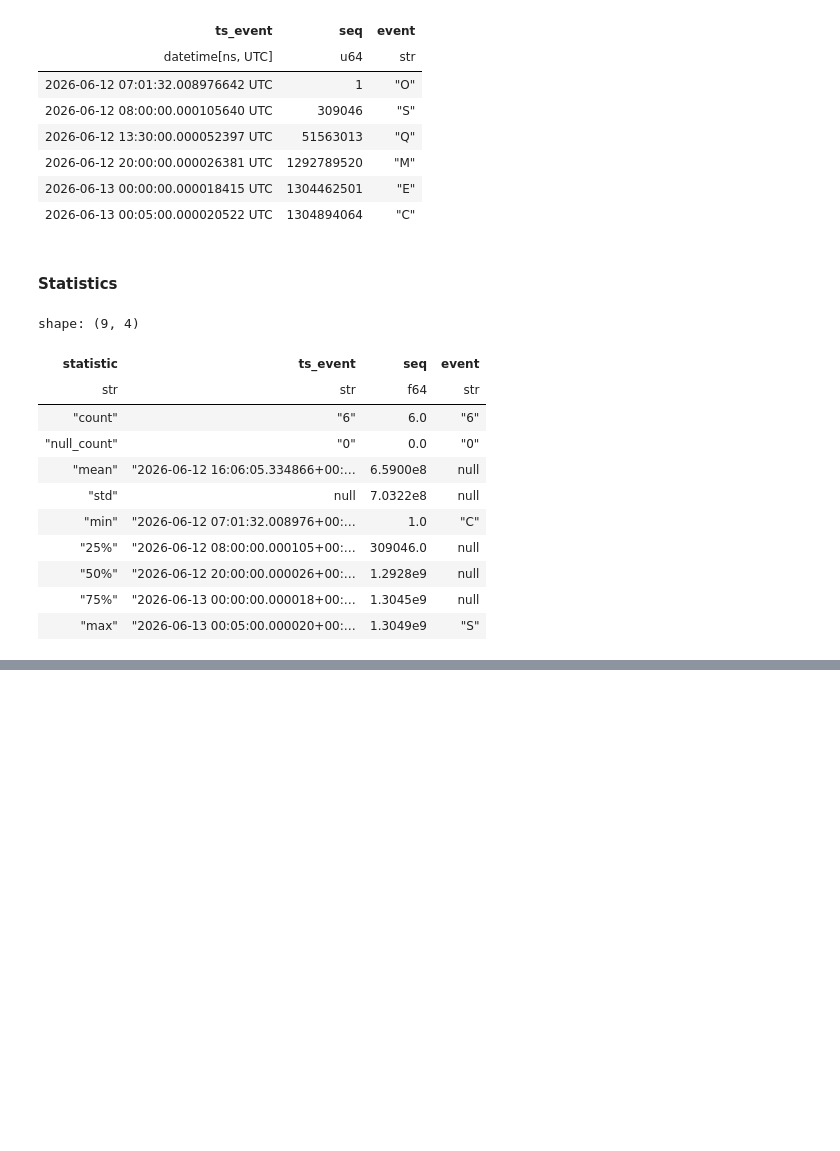
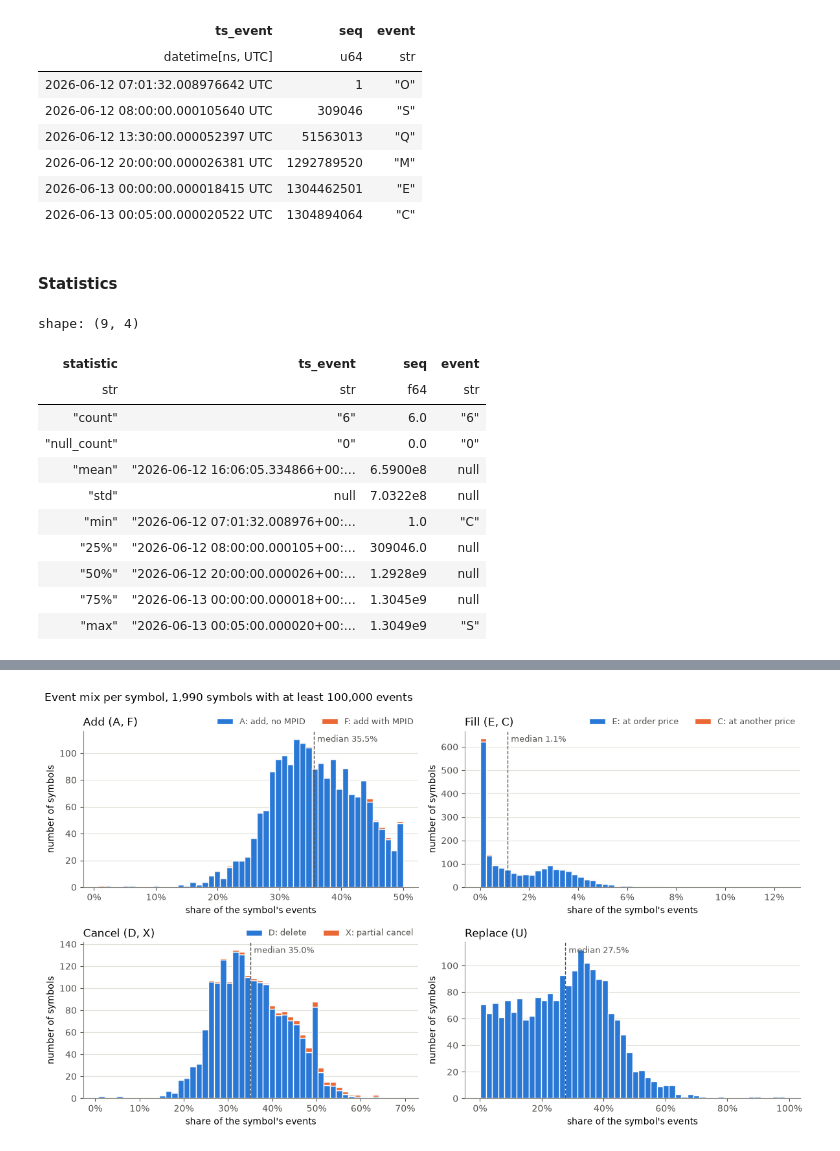
Before and after one commit to Murlokich/Dixchange, a Jupyter notebook: nasdaq-data/eda.ipynb, the cells around one changed output, grey strips where cells are left out. Cells and saved outputs as stored; diff of their text form; code cells hidden in the pictures; blank space fills up the shorter version.

```diff
--- a/nasdaq-data/eda.ipynb
+++ b/nasdaq-data/eda.ipynb
@@ -415,0 +559,74 @@ shape: (12_782, 3)
+# %%
+TYPE_COLORS = ["#2a78d6", "#eb6834"]  # first type of a group at the bottom of the bar, second on top
+TYPE_LABELS = {
+    "A": "A: add, no MPID", "F": "F: add with MPID",
+    "E": "E: at order price", "C": "C: at another price",
+    "D": "D: delete", "X": "X: partial cancel",
+    "U": "U: replace",
+}
+N_BINS = 50
+
+fig, axes = plt.subplots(2, 2, figsize=(12, 7))
+for ax, (group, types) in zip(axes.flat, EVENT_GROUPS.items()):
+    shares = event_mix_per_symbol[f"{group}_pct"].to_numpy()
+    edges = np.histogram_bin_edges(shares, bins=N_BINS)
+    bin_of = np.clip(np.digitize(shares, edges) - 1, 0, N_BINS - 1)
+    symbols_in_bin = np.bincount(bin_of, minlength=N_BINS)
+    group_events = event_mix_per_symbol[group].to_numpy()
+
+    # Split each bar by the mean (over the symbols in the bin) of each type's fraction of the group's events.
+    # Symbols with no events in the group (14 symbols have no fills) don't count towards the mean.
+    has_group_events = group_events > 0
+    symbols_with_events = np.bincount(bin_of, weights=has_group_events, minlength=N_BINS)
+    bottom = np.zeros(N_BINS)
+    for i, (event_type, color) in enumerate(zip(types, TYPE_COLORS)):
+        if i == len(types) - 1:
+            height = symbols_in_bin - bottom  # the last type takes the rest of the bar
+        else:
+            type_fraction = np.divide(
+                event_mix_per_symbol[event_type].to_numpy(), group_events,
+                out=np.zeros(len(shares)), where=has_group_events,
+            )
+            fraction_sum = np.bincount(bin_of, weights=type_fraction, minlength=N_BINS)
+            mean_fraction = np.divide(
+                fraction_sum, symbols_with_events,
+                out=np.zeros(N_BINS), where=symbols_with_events > 0,
+            )
+            height = symbols_in_bin * mean_fraction
+        ax.bar(
+            edges[:-1], height, width=np.diff(edges), bottom=bottom, align="edge",
+            color=color, edgecolor="#fcfcfb", linewidth=1, label=TYPE_LABELS[event_type],
+        )
+        bottom += height
+
+    median = np.median(shares)
+    ax.axvline(median, color="#52514e", linewidth=1, linestyle="--")
+    ax.annotate(
+        f"median {median:.1f}%",
+        xy=(median, 1), xycoords=("data", "axes fraction"),
+        xytext=(4, -4), textcoords="offset points", va="top", fontsize=9, color="#52514e",
+    )
+    ax.xaxis.set_major_formatter(PercentFormatter(decimals=0))
+    ax.set_xlabel("share of the symbol's events")
+    ax.set_ylabel("number of symbols")
+    ax.set_title(f"{group.capitalize()} ({', '.join(types)})", loc="left")
+    if len(types) > 1:
+        ax.legend(
+            frameon=False, fontsize=9, loc="lower right", bbox_to_anchor=(1, 1), ncols=2,
+            labelcolor="#52514e", borderaxespad=0.2,
+        )
+    ax.grid(axis="y", color="#e1e0d9", linewidth=0.8)
+    ax.set_axisbelow(True)
+    for side in ("top", "right"):
+        ax.spines[side].set_visible(False)
+    for side in ("left", "bottom"):
+        ax.spines[side].set_color("#898781")
+    ax.tick_params(colors="#52514e")
+fig.suptitle(
+    f"Event mix per symbol, {event_mix_per_symbol.height:,} symbols with at least {MIN_EVENTS:,} events",
+    x=0.01, ha="left",
+)
+fig.tight_layout()
+plt.show()
+# %% [output]
+[figure, added]
```
Also changed, not shown: parts of 20 cells of this notebook, 1 other file.
